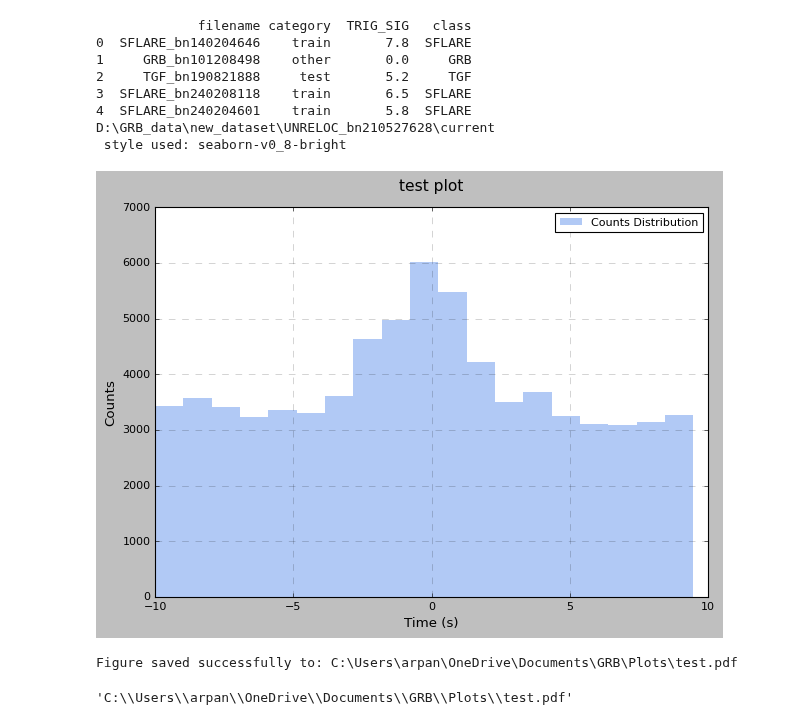
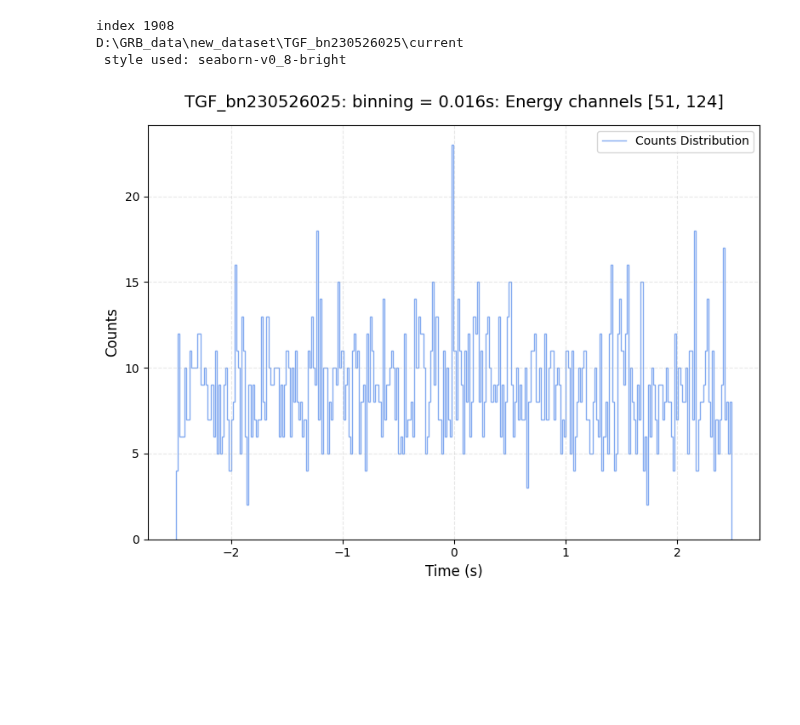
Before and after one commit to ArpanJohn/Transient_Classification, a Jupyter notebook: Standard_lightcurve_plot.ipynb, the cells around one changed output. Cells and saved outputs as stored; diff of their text form; code cells hidden in the pictures; blank space fills up the shorter version.

Commit message:
TGF_plot

```diff
--- a/Standard_lightcurve_plot.ipynb
+++ b/Standard_lightcurve_plot.ipynb
@@ -143,7 +143,7 @@ def lc_from_folder(folder, bins, chr, label, style_no = 0):
     plt.style.use(plt.style.available[style_no])
 
     # Plot the histogram as a step plot
-    plt.stairs(hist, edges, fill=True, alpha=0.5, color='cornflowerblue',
+    plt.stairs(hist, edges, fill=False, alpha=0.8, color='cornflowerblue',
             label='Counts Distribution')
 
     # Customize the plot
@@ -159,7 +159,7 @@ def lc_from_folder(folder, bins, chr, label, style_no = 0):
     plt.yticks(fontsize=10)
 
     # Add legend if you have multiple curves
-    plt.legend(fontsize=10)
+    plt.legend(fontsize=10, loc = 'best')
 
     # Adjust layout to prevent label cutoff
     plt.tight_layout()
@@ -168,35 +168,33 @@ def lc_from_folder(folder, bins, chr, label, style_no = 0):
 # %%
 # importing the events.csv file
 df = pd.read_csv('events.csv')
-print(df.head())
+# print(df.head())
 N = len(df)
 
 while True:
-    i = np.random.randint(0,N)
-    if df.iloc[i]['category'] == 'uncert':
+    i = 1908 # np.random.randint(0,N)
+    folder = df.iloc[i]['filename']
+    event_type, event = folder.split("_")
+
+    if event_type == 'TGF':
         break
-folder = df.iloc[i]['filename']
+print("index",i)
+
 
 bin_sizes = [0.001, 0.004, 0.016, 0.064, 0.256, 1.024, 4.096]
-
-bins = np.arange(-10,10,bin_sizes[5])
+bin = 2
+bins = np.arange(-2.5,2.5,bin_sizes[bin])
 style_no = 12
 channels = [3, 50] # 10 to 100 keV
+channels = [51,124] # 100 to 900 keV
 
-fig = lc_from_folder(folder, bins, channels, label="test plot", style_no = style_no)
+fig = lc_from_folder(folder, bins, channels, label=f"{folder}: binning = {bin_sizes[bin]}s: Energy channels {channels}", style_no = style_no)
 print(f' style used: {plt.style.available[style_no]}')
 
 plt.show()
-save_to_dir(fig, 'test')
+# save_to_dir(fig, f'{folder}_plot')
 # %% [output]
-             filename category  TRIG_SIG   class
-0  SFLARE_bn140204646    train       7.8  SFLARE
-1     GRB_bn101208498    other       0.0     GRB
-2     TGF_bn190821888     test       5.2     TGF
-3  SFLARE_bn240208118    train       6.5  SFLARE
-4  SFLARE_bn240204601    train       5.8  SFLARE
-D:\GRB_data\new_dataset\UNRELOC_bn210527628\current
+index 1908
+D:\GRB_data\new_dataset\TGF_bn230526025\current
  style used: seaborn-v0_8-bright
-[figure, old version]
+[figure, new version]
-Figure saved successfully to: C:\Users\arpan\OneDrive\Documents\GRB\Plots\test.pdf
-'C:\\Users\\arpan\\OneDrive\\Documents\\GRB\\Plots\\test.pdf'
```
